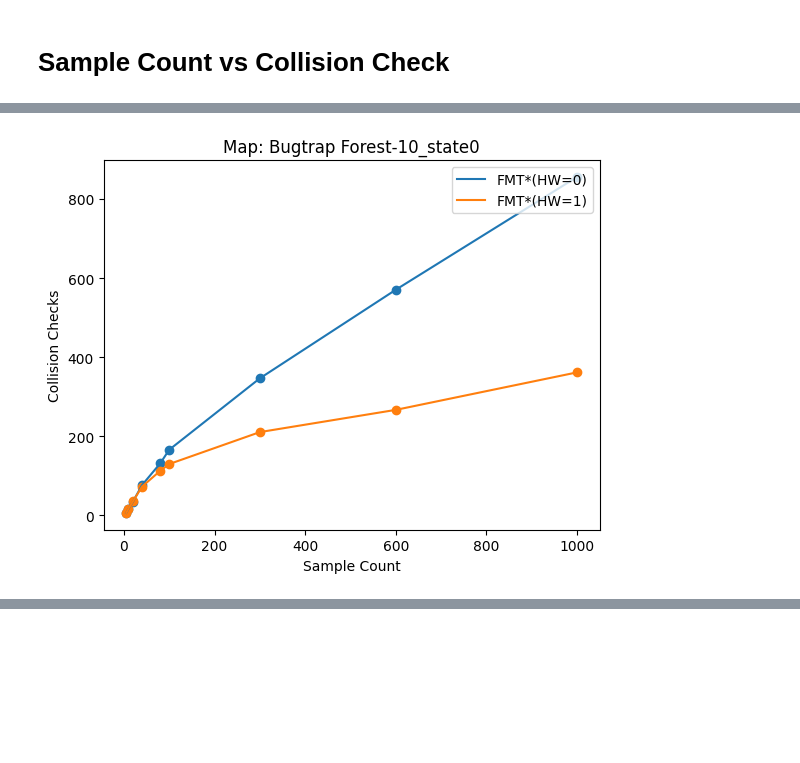
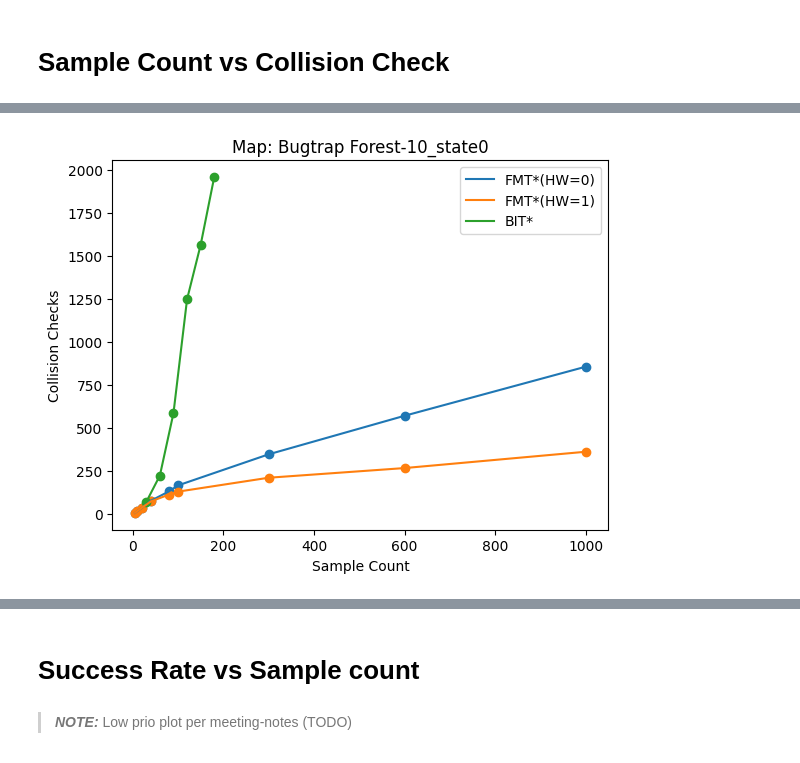
Before and after one commit to SumantBagri/Sampling-Based-Asymptotically-Optimal-Path-Planning-Algorithms, a Jupyter notebook: src/results.ipynb, the cells around one changed output, grey strips where cells are left out. Drawn from its saved outputs; the diff is of its cells as text; code cells hidden in the pictures; blank space fills up the shorter version.

```diff
--- a/src/results.ipynb
+++ b/src/results.ipynb
@@ -37,0 +35,5 @@ bitdf = pd.read_csv('bit_star/results/evaluation_data/test.csv')
+# %%
+bitdf = pd.read_csv('bit_star/results/evaluation_data/test.csv')
+bitdf["Start Point"] = [str(list(reversed(lv(bitdf["Start Point"][i])))) for i in range(len(bitdf))]
+bitdf["Goal Point"] = [str(list(reversed(lv(bitdf["Goal Point"][i])))) for i in range(len(bitdf))]
+bitdf["Any Path Found"] = bitdf["Any Path Found"].astype('int')
@@ -46,7 +52,6 @@ for idx in dlist[0]["Map Id"].unique():
         ax.set_xlabel("Execution Time")
         ax.set_ylabel("Solution Cost")
         ax.set_title(f"Map: {MAPS[idx]}-{idx}_state{j}")
-        ax.legend(loc='upper right')
         # FMT*
         for i, ddf in enumerate(dlist):
             mapi_data = ddf[(ddf["Map Id"] == idx) & (ddf["Start Point"] == sp) & (ddf["Any Path Found"])]
@@ -59,7 +64,8 @@ for idx in dlist[0]["Map Id"].unique():
         mapi_data = bitdf[(bitdf["Map Id"] == idx) & (bitdf["Start Point"] == sp) & (bitdf["Any Path Found"])]
         plotdf = mapi_data[["Timestep", "Current Path Cost", "Iteration"]].groupby("Iteration").mean()
         ax.scatter(plotdf["Timestep"], plotdf["Current Path Cost"])
-        ax.plot(plotdf["Timestep"], plotdf["Current Path Cost"], label=f"BIT*")
+        ax.plot(plotdf["Timestep"], plotdf["Current Path Cost"], label="BIT*")
+        ax.legend(loc='upper right')
         # Save plot
         fig.savefig(f"results/scVet_{MAPS[idx]}-{idx}_state{j}.png", bbox_inches="tight")
 # %% [output]
@@ -83,6 +89,10 @@ for idx in dlist[0]["Map Id"].unique():
 for idx in dlist[0]["Map Id"].unique():
     for j, sp in enumerate(dlist[0][dlist[0]["Map Id"] == idx]["Start Point"].unique()):
         fig, ax = plt.subplots()
+        ax.set_xlabel("Execution Time")
+        ax.set_ylabel("Success Rate")
+        ax.set_title(f"Map: {MAPS[idx]}-{idx}_state{j}")
+        # FMT*
         for i, ddf in enumerate(dlist):
             mapi_data = ddf[(ddf["Map Id"] == idx) & (ddf["Start Point"] == sp)]
             plotdf = pd.concat([
@@ -92,9 +102,15 @@ for idx in dlist[0]["Map Id"].unique():
 
             ax.scatter(plotdf["Timestep"], plotdf["Any Path Found"])
             ax.plot(plotdf["Timestep"], plotdf["Any Path Found"], label=f"FMT*(HW={HW[i]})")
-            ax.set_xlabel("Execution Time")
-            ax.set_ylabel("Success Rate")
-            ax.set_title(f"Map: {MAPS[idx]}-{idx}_state{j}")
-            ax.legend(loc='upper right')
+        # BIT*
+        mapi_data = bitdf[(bitdf["Map Id"] == idx) & (bitdf["Start Point"] == sp)]
+        plotdf = pd.concat([
+                        mapi_data[["Timestep", "Iteration"]].groupby(["Iteration"]).mean(),
+                        mapi_data[["Any Path Found", "Iteration"]].groupby(["Iteration"]).sum()/cfg["runs_per_map"]
+                    ], axis=1)
+        ax.scatter(plotdf["Timestep"], plotdf["Any Path Found"])
+        ax.plot(plotdf["Timestep"], plotdf["Any Path Found"], label="BIT*")
+        ax.legend(loc='upper right')
+        # Save plot
         fig.savefig(f"results/srVet_{MAPS[idx]}-{idx}_state{j}.png", bbox_inches="tight")
 # %% [output]
@@ -118,15 +134,22 @@ for idx in dlist[0]["Map Id"].unique():
 for idx in dlist[0]["Map Id"].unique():
     for j, sp in enumerate(dlist[0][dlist[0]["Map Id"] == idx]["Start Point"].unique()):
         fig, ax = plt.subplots()
+        ax.set_xlabel("Sample Count")
+        ax.set_ylabel("Collision Checks")
+        ax.set_title(f"Map: {MAPS[idx]}-{idx}_state{j}")
+        # FMT*
         for i, ddf in enumerate(dlist):
             mapi_data = ddf[(ddf["Map Id"] == idx) & (ddf["Start Point"] == sp)]
             plotdf = mapi_data[["Batch Size", "Num Collision Checks"]].groupby("Batch Size").mean().reset_index()
 
             ax.scatter(plotdf["Batch Size"], plotdf["Num Collision Checks"])
             ax.plot(plotdf["Batch Size"], plotdf["Num Collision Checks"], label=f"FMT*(HW={HW[i]})")
-            ax.set_xlabel("Sample Count")
-            ax.set_ylabel("Collision Checks")
-            ax.set_title(f"Map: {MAPS[idx]}-{idx}_state{j}")
-            ax.legend(loc='upper right')
+        # BIT*
+        mapi_data = bitdf[(bitdf["Map Id"] == idx) & (bitdf["Start Point"] == sp)]
+        plotdf = mapi_data[["Cumulative Num Sampled", "Num Collision Checks"]].groupby("Cumulative Num Sampled").mean().reset_index()
+        ax.scatter(plotdf["Cumulative Num Sampled"], plotdf["Num Collision Checks"])
+        ax.plot(plotdf["Cumulative Num Sampled"], plotdf["Num Collision Checks"], label="BIT*")
+        ax.legend(loc='upper right')
+        # Save plot
         fig.savefig(f"results/scVcc_{MAPS[idx]}-{idx}_state{j}.png", bbox_inches="tight")
 # %% [output]
@@ -135 +158 @@ for idx in dlist[0]["Map Id"].unique():
-[figure, old version]
+[figure, new version]
@@ -146,0 +170,4 @@ for idx in dlist[0]["Map Id"].unique():
+# %% [markdown]
+# Success Rate vs Sample count
+# %% [markdown]
+> **_NOTE:_**  Low prio plot per meeting-notes (TODO)
```
Also changed, not shown: parts of 7 cells of this notebook, 42 other files.
